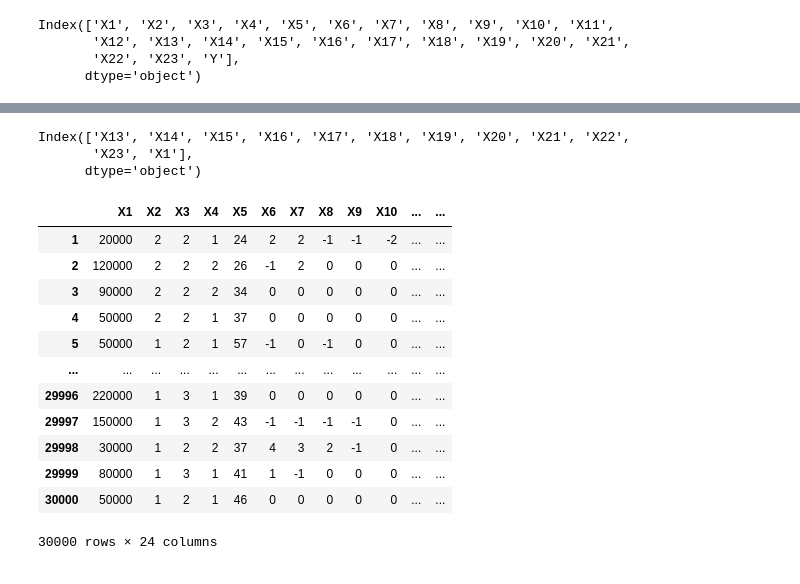
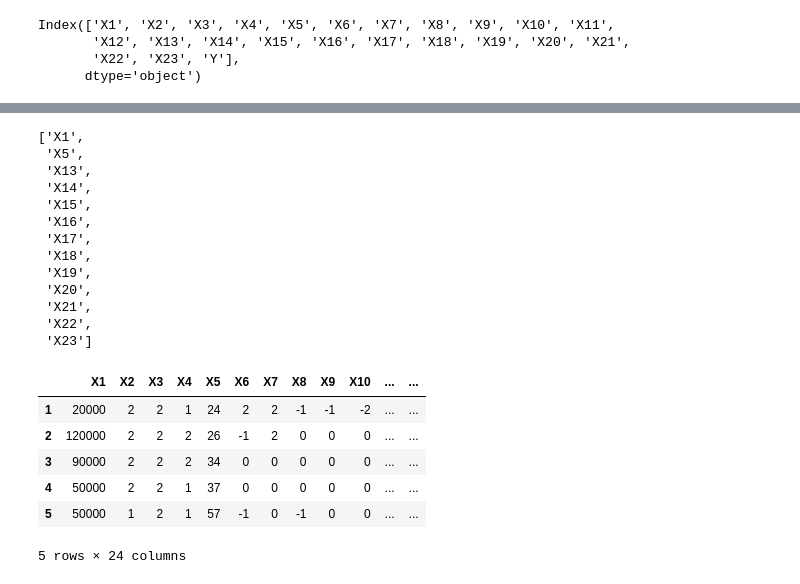
Before and after one commit to anshu57/Credit-Card-Default-Prediction-Supervised-Machine-Learning-Classification, a Jupyter notebook: Credit_Card_Default_Prediction_Capstone_Project.ipynb, the cells around one changed output, grey strips where cells are left out. Saved outputs shown, nothing was run; the diff lists cells and outputs as text; code cells hidden in the pictures.

```diff
--- a/Credit_Card_Default_Prediction_Capstone_Project.ipynb
+++ b/Credit_Card_Default_Prediction_Capstone_Project.ipynb
@@ -147,7 +170,0 @@ numerical_var =dataset.columns[12:-1]
-# %%
-first_var =pd.Index(dataset.columns[0:1])
-numerical_var.append(first_var)
-# %% [output]
-Index(['X13', 'X14', 'X15', 'X16', 'X17', 'X18', 'X19', 'X20', 'X21', 'X22',
-       'X23', 'X1'],
-      dtype='object')
@@ -154,18 +176,28 @@ Index(['X13', 'X14', 'X15', 'X16', 'X17', 'X18', 'X19', 'X20', 'X21', 'X22',
+# %%
+numerical_var
+# %% [output]
+['X1',
+ 'X5',
+ 'X13',
+ 'X14',
+ 'X15',
+ 'X16',
+ 'X17',
+ 'X18',
+ 'X19',
+ 'X20',
+ 'X21',
+ 'X22',
+ 'X23']
 # %%
 dataset_copy = dataset.iloc[1:,:]
 # %%
-dataset_copy
+dataset_copy.head()
 # %% [output]
 |  | X1 | X2 | X3 | X4 | X5 | X6 | X7 | X8 | X9 | X10 | ... | ... |
 | 1 | 20000 | 2 | 2 | 1 | 24 | 2 | 2 | -1 | -1 | -2 | ... | ... |
 | 2 | 120000 | 2 | 2 | 2 | 26 | -1 | 2 | 0 | 0 | 0 | ... | ... |
 | 3 | 90000 | 2 | 2 | 2 | 34 | 0 | 0 | 0 | 0 | 0 | ... | ... |
 | 4 | 50000 | 2 | 2 | 1 | 37 | 0 | 0 | 0 | 0 | 0 | ... | ... |
 | 5 | 50000 | 1 | 2 | 1 | 57 | -1 | 0 | -1 | 0 | 0 | ... | ... |
-| ... | ... | ... | ... | ... | ... | ... | ... | ... | ... | ... | ... | ... |
-| 29996 | 220000 | 1 | 3 | 1 | 39 | 0 | 0 | 0 | 0 | 0 | ... | ... |
-| 29997 | 150000 | 1 | 3 | 2 | 43 | -1 | -1 | -1 | -1 | 0 | ... | ... |
-| 29998 | 30000 | 1 | 2 | 2 | 37 | 4 | 3 | 2 | -1 | 0 | ... | ... |
-| 29999 | 80000 | 1 | 3 | 1 | 41 | 1 | -1 | 0 | 0 | 0 | ... | ... |
-| 30000 | 50000 | 1 | 2 | 1 | 46 | 0 | 0 | 0 | 0 | 0 | ... | ... |
-30000 rows × 24 columns
+5 rows × 24 columns
```
Also changed, not shown: parts of 35 cells of this notebook.
